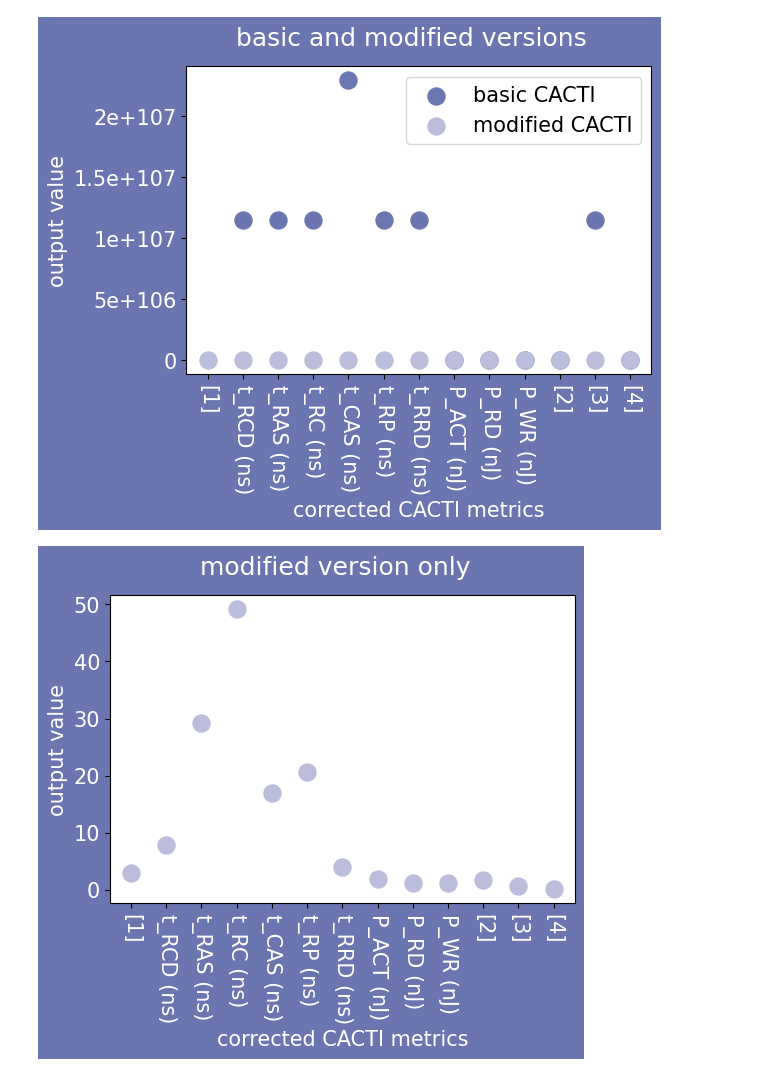
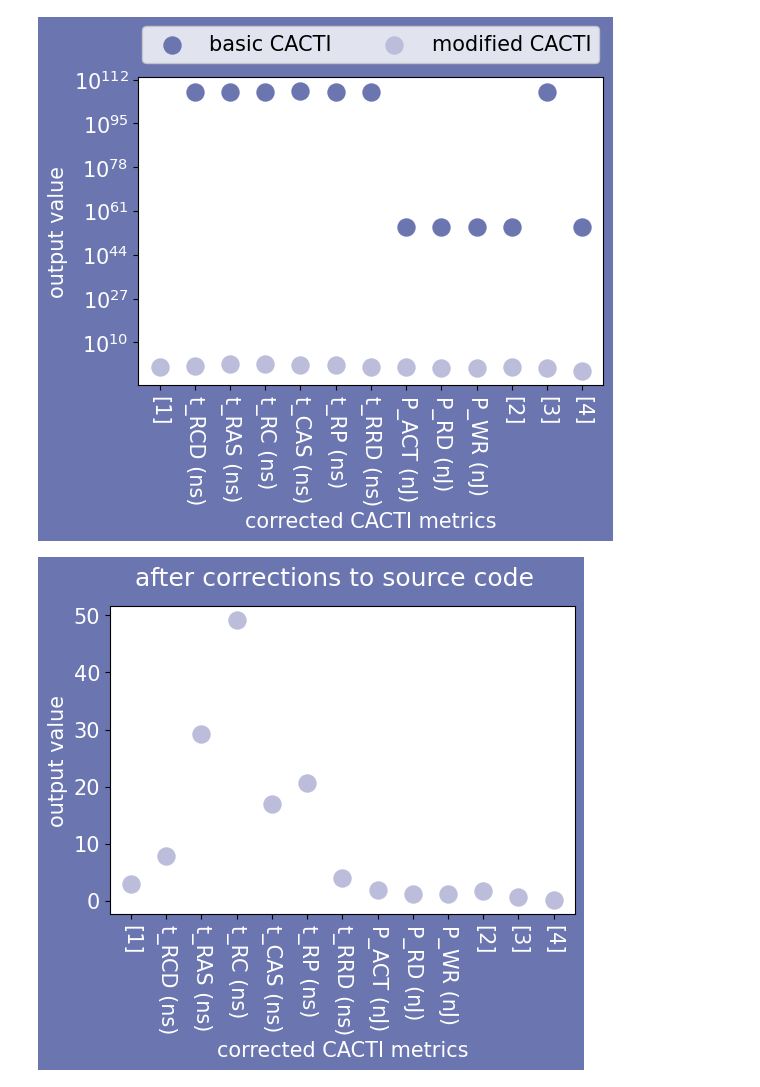
Before and after one commit to oliv-iam/pim-methodologies, a Jupyter notebook: cacti_sweeps/pre_post_sweeps/pre_post.ipynb, the cells around one changed output. Saved outputs shown, nothing was run; the diff lists cells and outputs as text; code cells hidden in the pictures.

```diff
--- a/cacti_sweeps/pre_post_sweeps/pre_post.ipynb
+++ b/cacti_sweeps/pre_post_sweeps/pre_post.ipynb
@@ -11,37 +11,36 @@ y_mod = [2.90152, 7.84292, 29.194, 49.1003, 16.9298, 20.648, 4.06969, 1.81143, 1
 # %%
 # POSTER VERSIONS
 
 colors = ['#6b76b1', '#bcbddb', '#fee609', '#fcf49f', '#e6e7e8']
 plt.rcParams.update({'font.size': 15})
 
 # combined
 f, ax = plt.subplots()
 ax.scatter(xaxis, y_basic, color=colors[0], s=150, label='basic CACTI')
 ax.scatter(xaxis, y_mod, color=colors[1], s=150, label='modified CACTI')
-ax.legend()
-f.suptitle('basic and modified versions', color='white')
+ax.legend(loc='upper center', ncol=3, bbox_to_anchor=(0.5, 1.2))
+#f.suptitle('basic and modified versions', color='white')
 ax.set_ylabel('output value', color='white')
 ax.set_xlabel('corrected CACTI metrics', color='white')
-ax.set_yticks([0, 0.5e107, 1e107, 1.5e107, 2e107])
-ax.set_yticklabels([0, 5e106, 1e107, 1.5e107, 2e107])
+ax.set_yscale('log')
 f.set_size_inches(6, 4)
 f.set_facecolor(colors[0])
 ax.tick_params(axis='y', labelcolor='white')
 ax.tick_params(axis='x', labelrotation=-90, labelcolor='white')
 plt.show()
 plt.close()
 
 # post modification
 f, ax = plt.subplots()
 f.set_facecolor(colors[0])
 f.set_size_inches(6, 4)
-f.suptitle('modified version only', color='white')
+f.suptitle('after corrections to source code', color='white')
 ax.scatter(xaxis, y_mod, color=colors[1], s=150)
 ax.set_xlabel('corrected CACTI metrics', color='white')
 ax.set_ylabel('output value', color='white')
 ax.tick_params(axis='y', labelcolor='white')
 ax.tick_params(axis='x', labelcolor='white', labelrotation=-90)
 plt.show()
 # %% [output]
-[figure, old version]
+[figure, new version]
-[figure, old version]
+[figure, new version]
```
